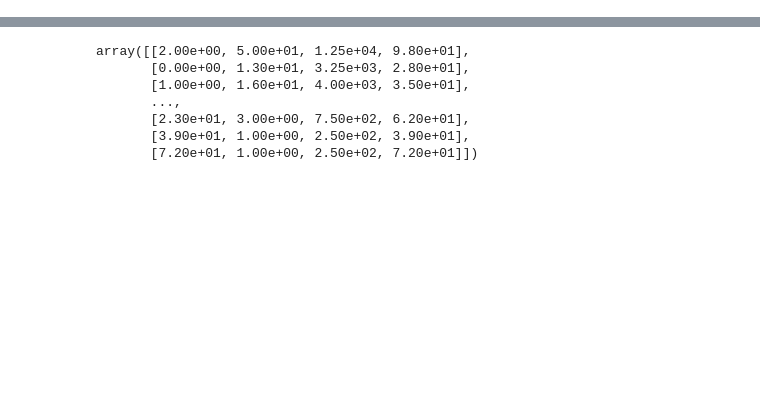
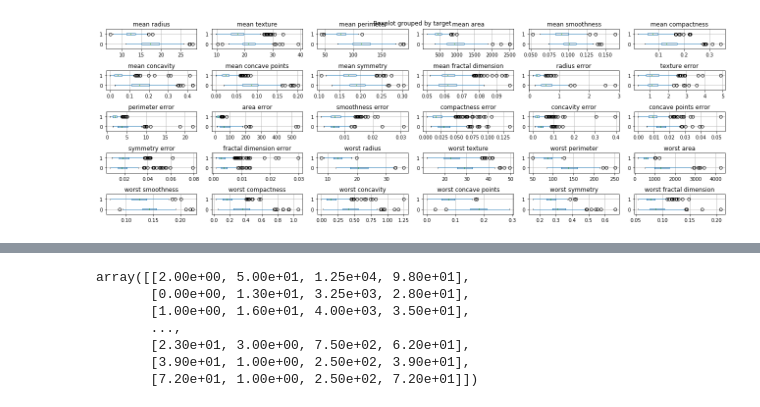
Before and after one commit to amueller/aml, a Jupyter notebook: 01-ml-workflow/01-data-loading.ipynb, the cells around one changed output, grey strips where cells are left out. Cells and saved outputs as stored; diff of their text form; code cells hidden in the pictures; blank space fills up the shorter version.

```diff
--- a/01-ml-workflow/01-data-loading.ipynb
+++ b/01-ml-workflow/01-data-loading.ipynb
@@ -31,0 +117,16 @@ blood.data.shape
+# %%
+# create a grid of plots, with 5 rows and 6 columns
+# and place it on a canvas 18 (virtual) inches whide and 6 inches high
+fig, axes = plt.subplots(5, 6, figsize=(18, 6))
+# for each column (and with one axis after another)
+for c, ax in zip(cancer_features.columns, axes.ravel()):
+    # create a box-plot grouped by the target variabel
+    cancer_df[[c, 'target']].boxplot(vert=False, by='target', ax=ax)
+    # remove the x-axis label
+    ax.set_xlabel("")
+# remove the figure title
+plt.set_suptitle("")
+# fit everything nicely on the plot
+plt.tight_layout()
+# %% [output]
+[figure, added]
```
Also changed, not shown: parts of 72 cells of this notebook.
